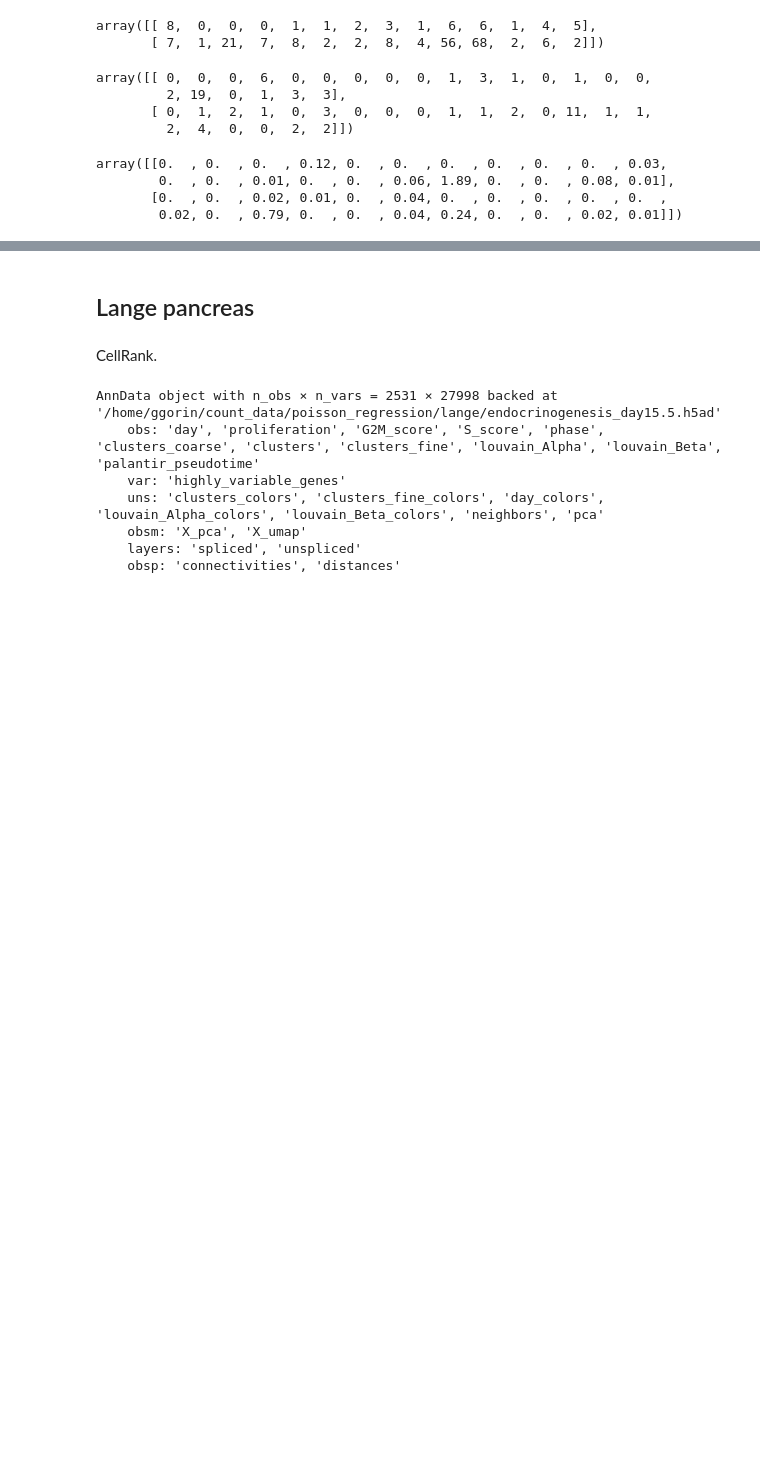
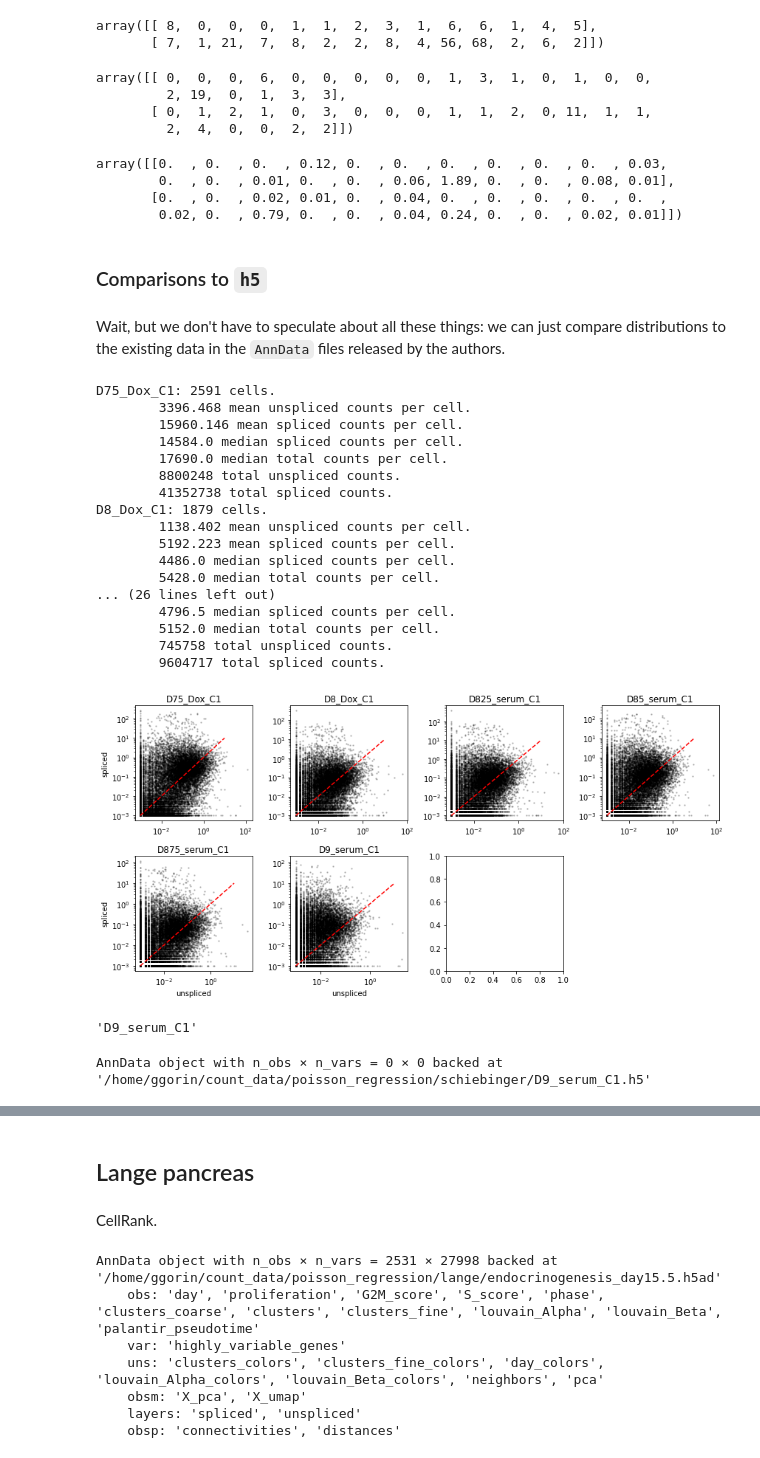
Before and after one commit to pachterlab/FGP_2024, a Jupyter notebook: notebooks/prospectives.ipynb, the cells around one changed output, grey strips where cells are left out. Drawn from its saved outputs; the diff is of its cells as text; code cells hidden in the pictures; blank space fills up the shorter version.

```diff
--- a/notebooks/prospectives.ipynb
+++ b/notebooks/prospectives.ipynb
@@ -523,3 +523,62 @@ array([[0.  , 0.  , 0.  , 0.12, 0.  , 0.  , 0.  , 0.  , 0.  , 0.  , 0.03,
 # adata = ad.read_loom('../data/MEF.loom')
 # selected_genes = ["Sox2", "Oct4", "Klf4", "Myc",'Rarb', 'Foxp2', 'Emx1', 'Pou3f2', 'Nr2f1', 'Myt1l',
 #                   'Neurod4', 'Scrt2', 'Nhlh2', 'Pou2f2','Onecut1', 'Tal2', 'Barhl1', 'Pitx2','Msx1','Msx3']
+# %% [markdown]
+### Comparisons to `h5`
+# %% [markdown]
+Wait, but we don't have to speculate about all these things: we can just compare distributions to the existing data in the `AnnData` files released by the authors.
+# %%
+attribute_names=[("unspliced", "spliced"), "gene_name", "barcode"]
+layer_names, gene_attr, cell_attr = attribute_names
+DATASET_NAMES=('D75_Dox_C1', 'D8_Dox_C1' ,'D825_serum_C1', 'D85_serum_C1' ,'D875_serum_C1', 'D9_serum_C1', 'D95_serum_C1')
+
+fig1,ax1=plt.subplots(2,4,figsize=(12,6))
+for k,d in enumerate(DATASET_NAMES[:-1]):
+# for k,d in enumerate(DATASET_NAMES):
+    axloc = np.unravel_index(k,(2,4))
+
+    with lp.connect('/home/ggorin/count_data/poisson_regression/schiebinger/{}/counts_unfiltered/adata.loom'.format(d), mode="r") as ds:
+        layers = [ds.layers[layer][:] for layer in layer_names]
+        gene_names = ds.ra[gene_attr]
+        barcodes = ds.ca[cell_attr]
+    layers = np.asarray(layers,dtype=int)
+    mean_exp = layers.mean(2)
+    eps=1e-3
+    ax1[axloc].scatter(mean_exp[0]+eps,mean_exp[1]+eps,2,'k',alpha=0.2)
+    xl=[1e-3,1e1]
+    ax1[axloc].plot(xl,xl,'r--')
+    ax1[axloc].set_xscale('log')
+    ax1[axloc].set_yscale('log')
+    if axloc[0]>0:
+        ax1[axloc].set_xlabel('unspliced')
+    if axloc[1]==0:
+        ax1[axloc].set_ylabel('spliced')
+    ax1[axloc].set_title(d)
+    print(f'{d}: {len(barcodes)} cells.')
+    print(f'\t{layers[0].sum(0).mean().round(3)} mean unspliced counts per cell.')
+    print(f'\t{layers[1].sum(0).mean().round(3)} mean spliced counts per cell.')
+    print(f'\t{np.median(layers[1].sum(0))} median spliced counts per cell.')
+    print(f'\t{np.median(layers.sum(0).sum(0))} median total counts per cell.')
+    print(f'\t{layers[0].sum()} total unspliced counts.')
+    print(f'\t{layers[1].sum()} total spliced counts.')
+plt.delaxes(ax1[1,3])
+fig1.tight_layout()
+# %% [output]
+D75_Dox_C1: 2591 cells.
+        3396.468 mean unspliced counts per cell.
+        15960.146 mean spliced counts per cell.
+        14584.0 median spliced counts per cell.
+        17690.0 median total counts per cell.
+        8800248 total unspliced counts.
+        41352738 total spliced counts.
+D8_Dox_C1: 1879 cells.
+        1138.402 mean unspliced counts per cell.
+        5192.223 mean spliced counts per cell.
+        4486.0 median spliced counts per cell.
+        5428.0 median total counts per cell.
+... (26 lines left out)
+        4796.5 median spliced counts per cell.
+        5152.0 median total counts per cell.
+        745758 total unspliced counts.
+        9604717 total spliced counts.
+[figure, added]
@@ -525,0 +590,4 @@ array([[0.  , 0.  , 0.  , 0.12, 0.  , 0.  , 0.  , 0.  , 0.  , 0.  , 0.03,
+# %%
+d
+# %% [output]
+'D9_serum_C1'
@@ -525,0 +596,4 @@ array([[0.  , 0.  , 0.  , 0.12, 0.  , 0.  , 0.  , 0.  , 0.  , 0.  , 0.03,
+# %%
+adata
+# %% [output]
+AnnData object with n_obs × n_vars = 0 × 0 backed at '/home/ggorin/count_data/poisson_regression/schiebinger/D9_serum_C1.h5'
```
Also changed, not shown: parts of 36 cells of this notebook.
